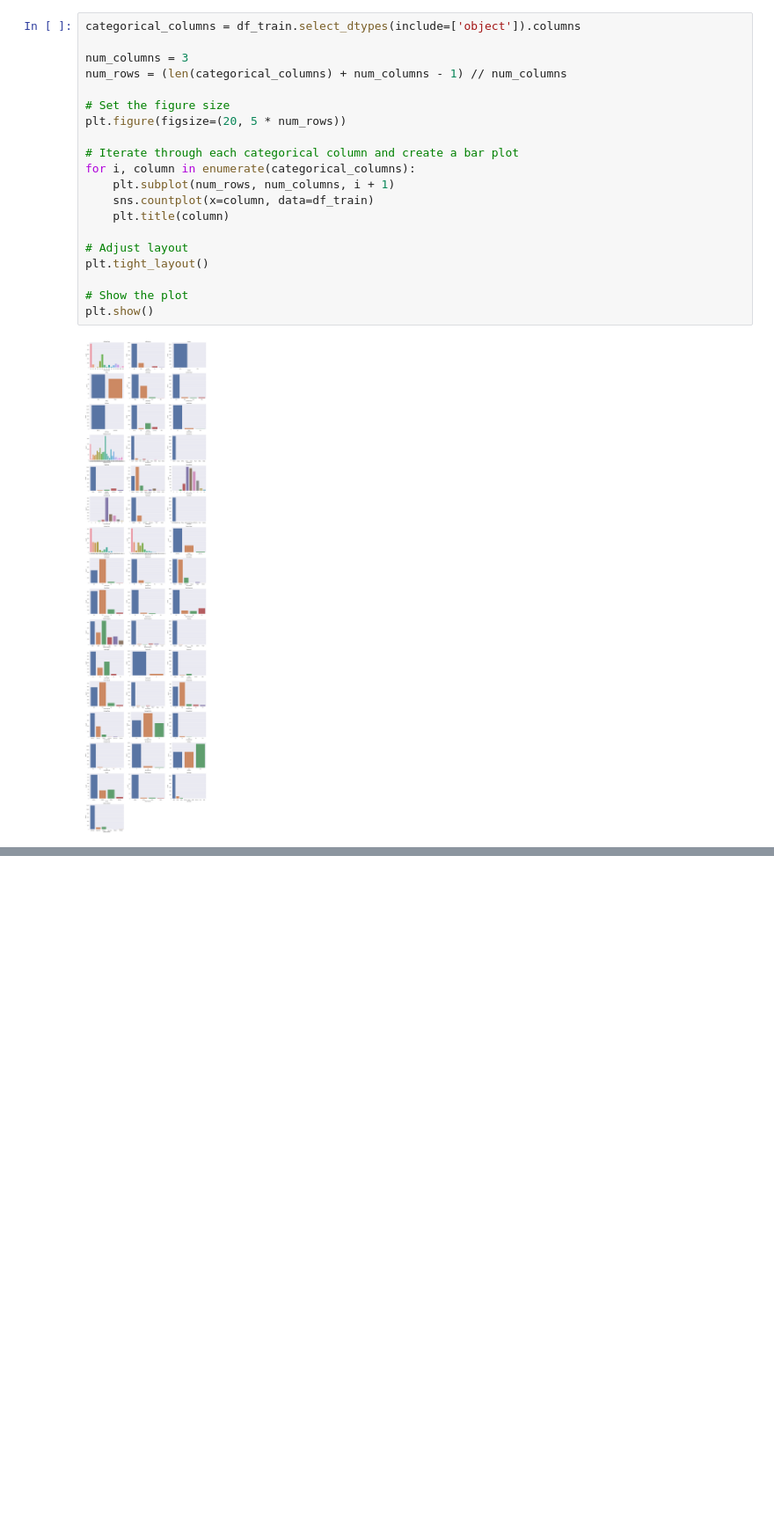
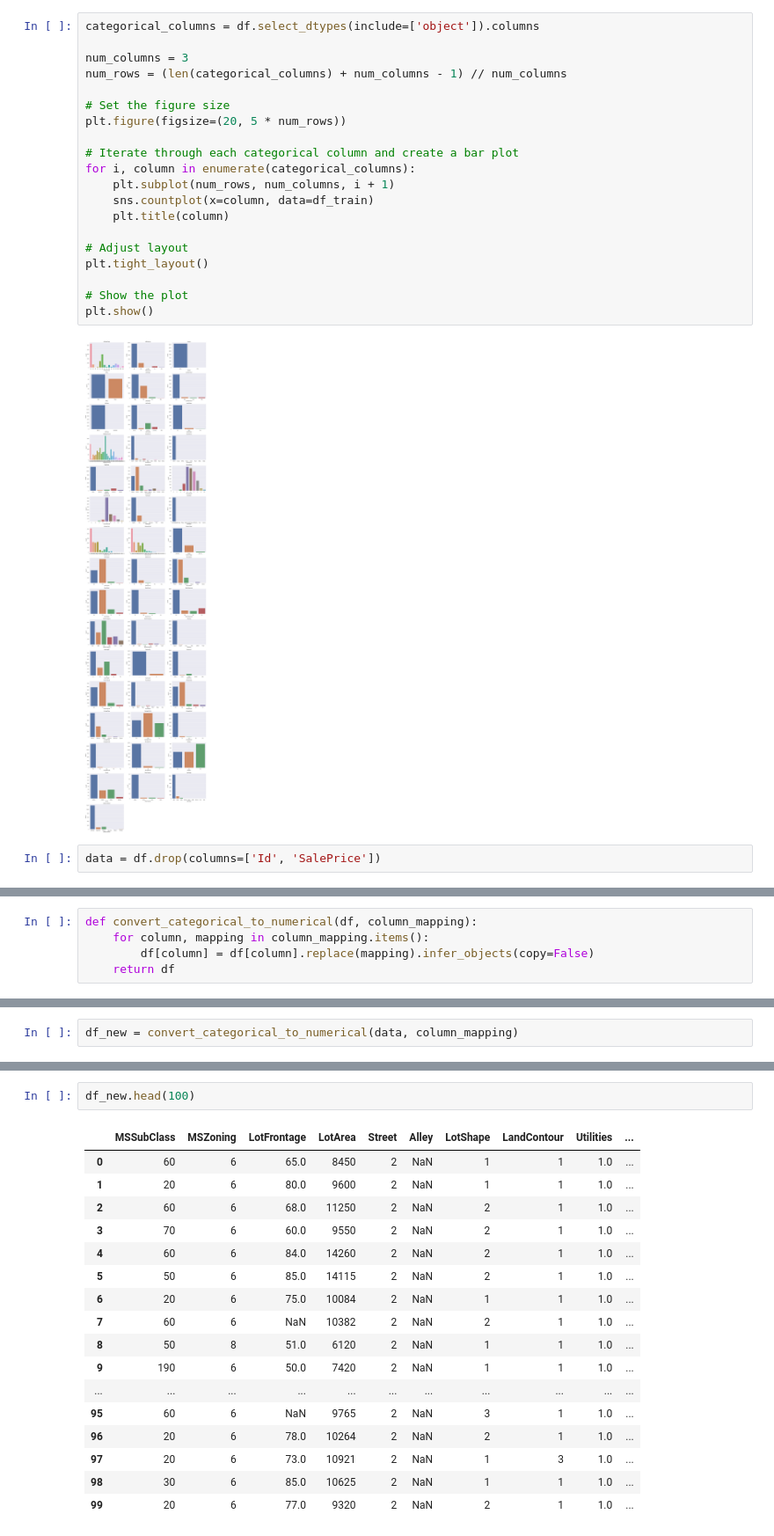
Before and after one commit to NasserMohamedEid/House-Prices, a Jupyter notebook: house-price.ipynb, the cells around one changed output, grey strips where cells are left out. Shown at 88% size. Cells and saved outputs as stored; diff of their text form; blank space fills up the shorter version.

```diff
--- a/house-price.ipynb
+++ b/house-price.ipynb
@@ -155,5 +140,5 @@ plt.show()
 # %%
-categorical_columns = df_train.select_dtypes(include=['object']).columns
+categorical_columns = df.select_dtypes(include=['object']).columns
 
 num_columns = 3
 num_rows = (len(categorical_columns) + num_columns - 1) // num_columns
@@ -174,3 +159,5 @@ plt.tight_layout()
 plt.show()
 # %% [output]
 [figure]
+# %%
+data = df.drop(columns=['Id', 'SalePrice'])
@@ -176,0 +180,5 @@ plt.show()
+# %%
+def convert_categorical_to_numerical(df, column_mapping):
+    for column, mapping in column_mapping.items():
+        df[column] = df[column].replace(mapping).infer_objects(copy=False)
+    return df
@@ -176,0 +232,2 @@ plt.show()
+# %%
+df_new = convert_categorical_to_numerical(data, column_mapping)
@@ -176,0 +239,20 @@ plt.show()
+# %%
+df_new.head(100)
+# %% [output]
+|  | MSSubClass | MSZoning | LotFrontage | LotArea | Street | Alley | LotShape | LandContour | Utilities | ... |
+| 0 | 60 | 6 | 65.0 | 8450 | 2 | NaN | 1 | 1 | 1.0 | ... |
+| 1 | 20 | 6 | 80.0 | 9600 | 2 | NaN | 1 | 1 | 1.0 | ... |
+| 2 | 60 | 6 | 68.0 | 11250 | 2 | NaN | 2 | 1 | 1.0 | ... |
+| 3 | 70 | 6 | 60.0 | 9550 | 2 | NaN | 2 | 1 | 1.0 | ... |
+| 4 | 60 | 6 | 84.0 | 14260 | 2 | NaN | 2 | 1 | 1.0 | ... |
+| 5 | 50 | 6 | 85.0 | 14115 | 2 | NaN | 2 | 1 | 1.0 | ... |
+| 6 | 20 | 6 | 75.0 | 10084 | 2 | NaN | 1 | 1 | 1.0 | ... |
+| 7 | 60 | 6 | NaN | 10382 | 2 | NaN | 2 | 1 | 1.0 | ... |
+| 8 | 50 | 8 | 51.0 | 6120 | 2 | NaN | 1 | 1 | 1.0 | ... |
+| 9 | 190 | 6 | 50.0 | 7420 | 2 | NaN | 1 | 1 | 1.0 | ... |
+| ... | ... | ... | ... | ... | ... | ... | ... | ... | ... | ... |
+| 95 | 60 | 6 | NaN | 9765 | 2 | NaN | 3 | 1 | 1.0 | ... |
+| 96 | 20 | 6 | 78.0 | 10264 | 2 | NaN | 2 | 1 | 1.0 | ... |
+| 97 | 20 | 6 | 73.0 | 10921 | 2 | NaN | 1 | 3 | 1.0 | ... |
+| 98 | 30 | 6 | 85.0 | 10625 | 2 | NaN | 1 | 1 | 1.0 | ... |
+| 99 | 20 | 6 | 77.0 | 9320 | 2 | NaN | 2 | 1 | 1.0 | ... |
```
Also changed, not shown: parts of 26 cells of this notebook.
